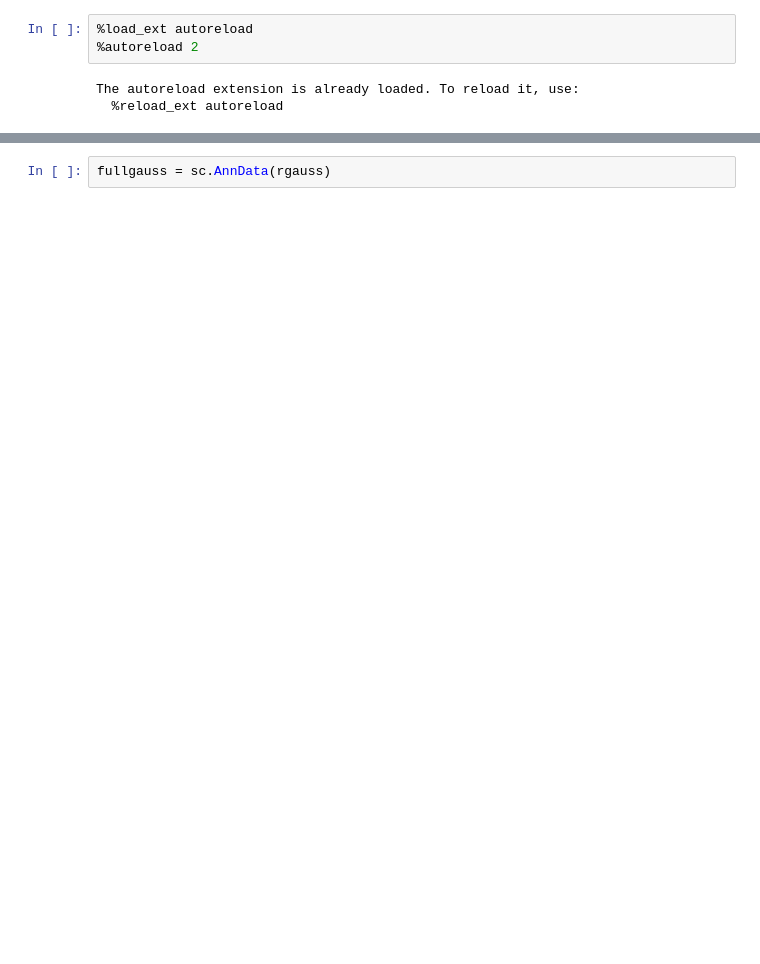
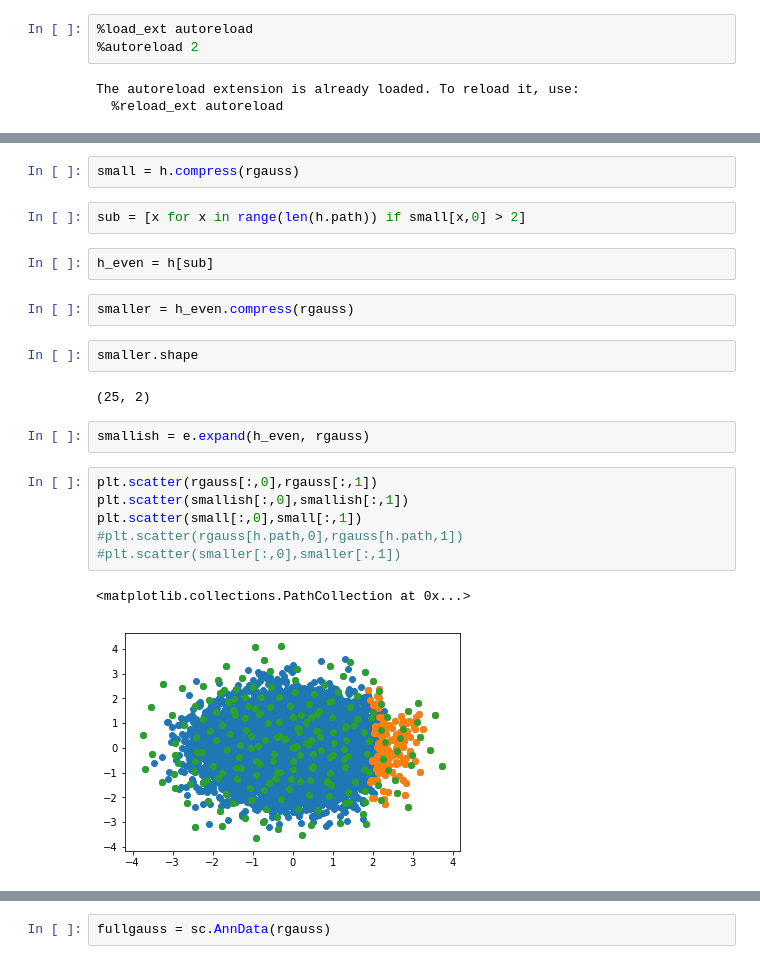
Before and after one commit to bendemeo/hopper, a Jupyter notebook: test.ipynb, the cells around one changed output, grey strips where cells are left out. Drawn from its saved outputs; the diff is of its cells as text; blank space fills up the shorter version.

```diff
--- a/test.ipynb
+++ b/test.ipynb
@@ -17,0 +39,23 @@ rgauss = np.random.normal(size=(1000,2))
+# %%
+small = h.compress(rgauss)
+# %%
+sub = [x for x in range(len(h.path)) if small[x,0] > 2]
+# %%
+h_even = h[sub]
+# %%
+smaller = h_even.compress(rgauss)
+# %%
+smaller.shape
+# %% [output]
+(25, 2)
+# %%
+smallish = e.expand(h_even, rgauss)
+# %%
+plt.scatter(rgauss[:,0],rgauss[:,1])
+plt.scatter(smallish[:,0],smallish[:,1])
+plt.scatter(small[:,0],small[:,1])
+#plt.scatter(rgauss[h.path,0],rgauss[h.path,1])
+#plt.scatter(smaller[:,0],smaller[:,1])
+# %% [output]
+<matplotlib.collections.PathCollection at 0x...>
+[figure, added]
```
Also changed, not shown: parts of 14 cells of this notebook, 3 other files.
